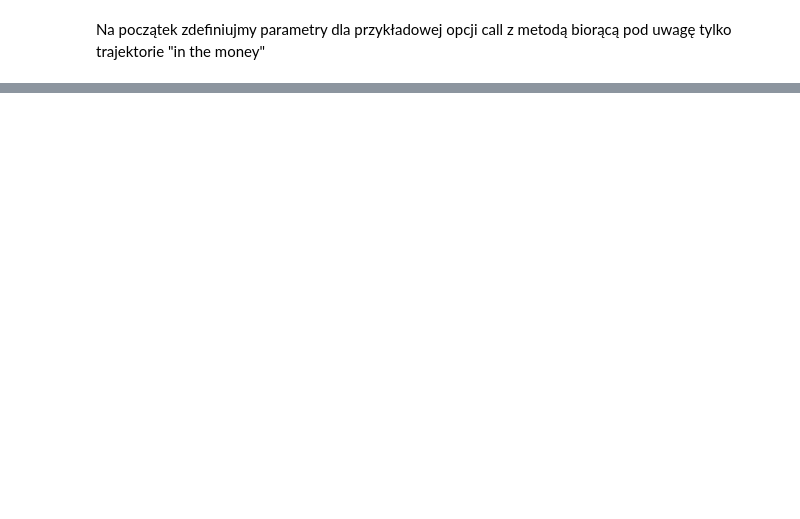
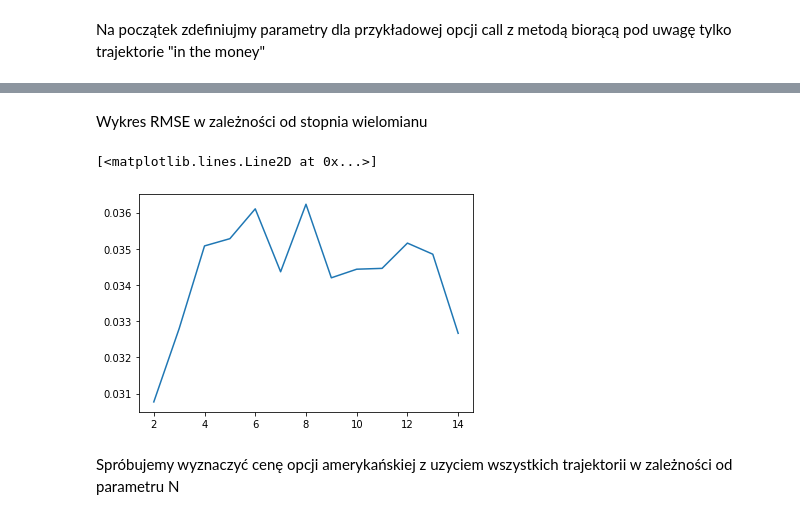
Before and after one commit to LipaFNTE/FinMath, a Jupyter notebook: OptionPricing/AmericanOptions.ipynb, the cells around one changed output, grey strips where cells are left out. Cells and saved outputs as stored; diff of their text form; code cells hidden in the pictures; blank space fills up the shorter version.

```diff
--- a/OptionPricing/AmericanOptions.ipynb
+++ b/OptionPricing/AmericanOptions.ipynb
@@ -39,0 +58,9 @@ example
+# %% [markdown]
+Wykres RMSE w zależności od stopnia wielomianu
+# %%
+plt.plot(list(results_d.keys()), [i[1] for i in results_d.values()])
+# %% [output]
+[<matplotlib.lines.Line2D at 0x...>]
+[figure, added]
+# %% [markdown]
+Spróbujemy wyznaczyć cenę opcji amerykańskiej z uzyciem wszystkich trajektorii w zależności od parametru N
```
Also changed, not shown: parts of 19 cells of this notebook, 2 other files.
